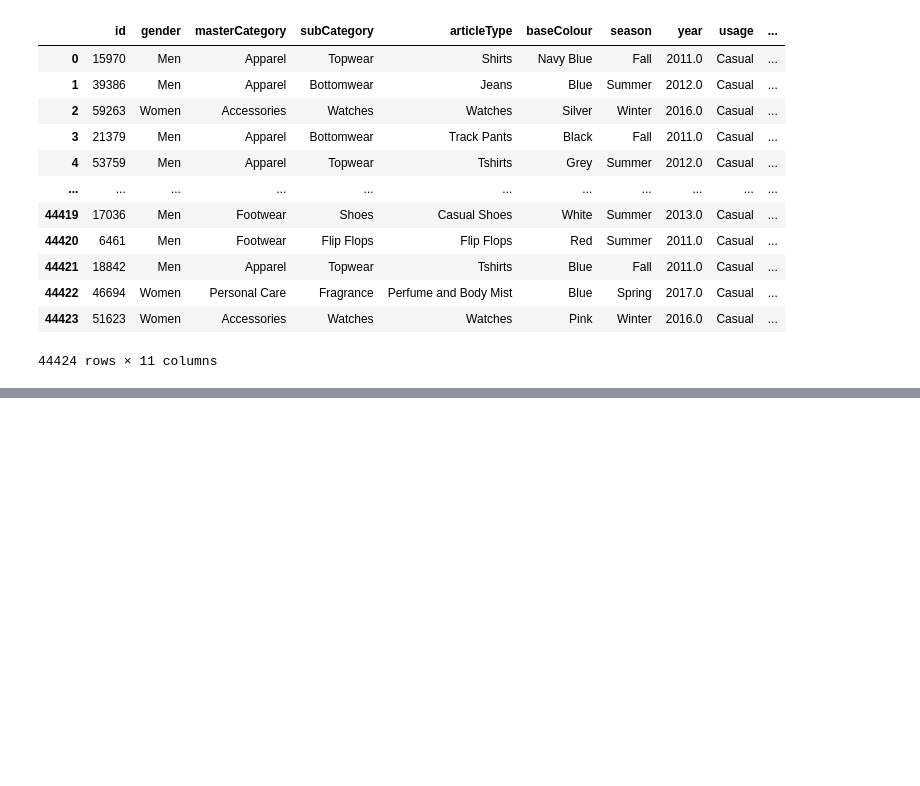
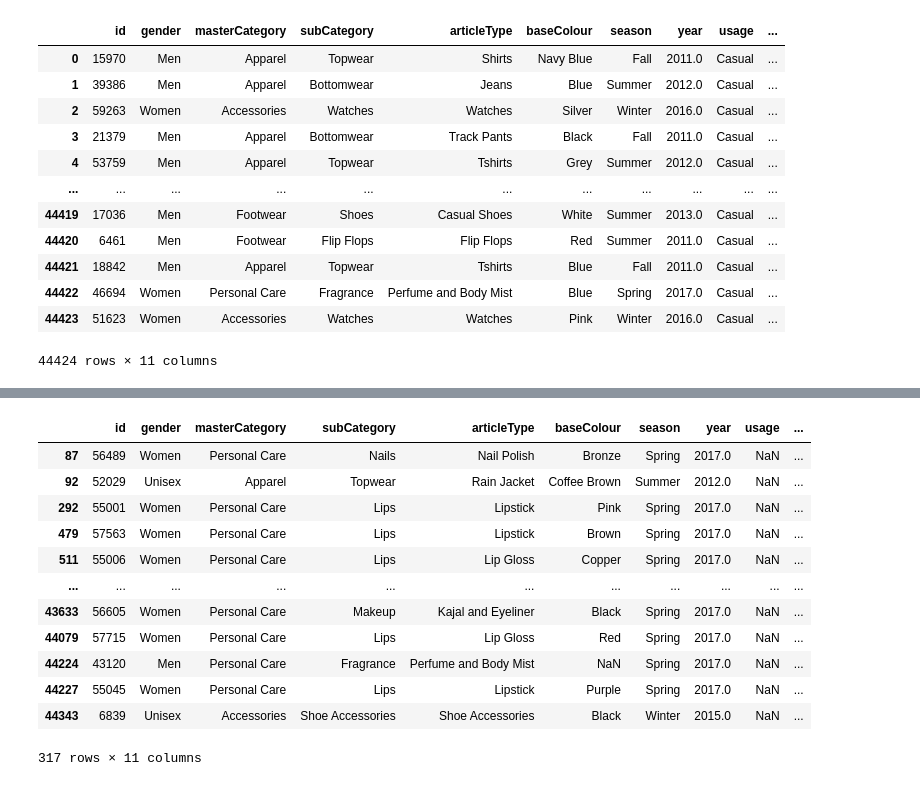
Before and after one commit to HussainPythonista/14Days_Of_Code, a Jupyter notebook: Data_Cleaning/Cleaning_Combining_Datasets.ipynb, the cells around one changed output, grey strips where cells are left out. Saved outputs shown, nothing was run; the diff lists cells and outputs as text; code cells hidden in the pictures; blank space fills up the shorter version.

```diff
--- a/Data_Cleaning/Cleaning_Combining_Datasets.ipynb
+++ b/Data_Cleaning/Cleaning_Combining_Datasets.ipynb
@@ -1389,0 +1426,16 @@ fashion_data
+# %%
+fashion_data[fashion_data["usage"].isna()==True]
+# %% [output]
+|  | id | gender | masterCategory | subCategory | articleType | baseColour | season | year | usage | ... |
+| 87 | 56489 | Women | Personal Care | Nails | Nail Polish | Bronze | Spring | 2017.0 | NaN | ... |
+| 92 | 52029 | Unisex | Apparel | Topwear | Rain Jacket | Coffee Brown | Summer | 2012.0 | NaN | ... |
+| 292 | 55001 | Women | Personal Care | Lips | Lipstick | Pink | Spring | 2017.0 | NaN | ... |
+| 479 | 57563 | Women | Personal Care | Lips | Lipstick | Brown | Spring | 2017.0 | NaN | ... |
+| 511 | 55006 | Women | Personal Care | Lips | Lip Gloss | Copper | Spring | 2017.0 | NaN | ... |
+| ... | ... | ... | ... | ... | ... | ... | ... | ... | ... | ... |
+| 43633 | 56605 | Women | Personal Care | Makeup | Kajal and Eyeliner | Black | Spring | 2017.0 | NaN | ... |
+| 44079 | 57715 | Women | Personal Care | Lips | Lip Gloss | Red | Spring | 2017.0 | NaN | ... |
+| 44224 | 43120 | Men | Personal Care | Fragrance | Perfume and Body Mist | NaN | Spring | 2017.0 | NaN | ... |
+| 44227 | 55045 | Women | Personal Care | Lips | Lipstick | Purple | Spring | 2017.0 | NaN | ... |
+| 44343 | 6839 | Unisex | Accessories | Shoe Accessories | Shoe Accessories | Black | Winter | 2015.0 | NaN | ... |
+317 rows × 11 columns
```
Also changed, not shown: parts of 16 cells of this notebook.
